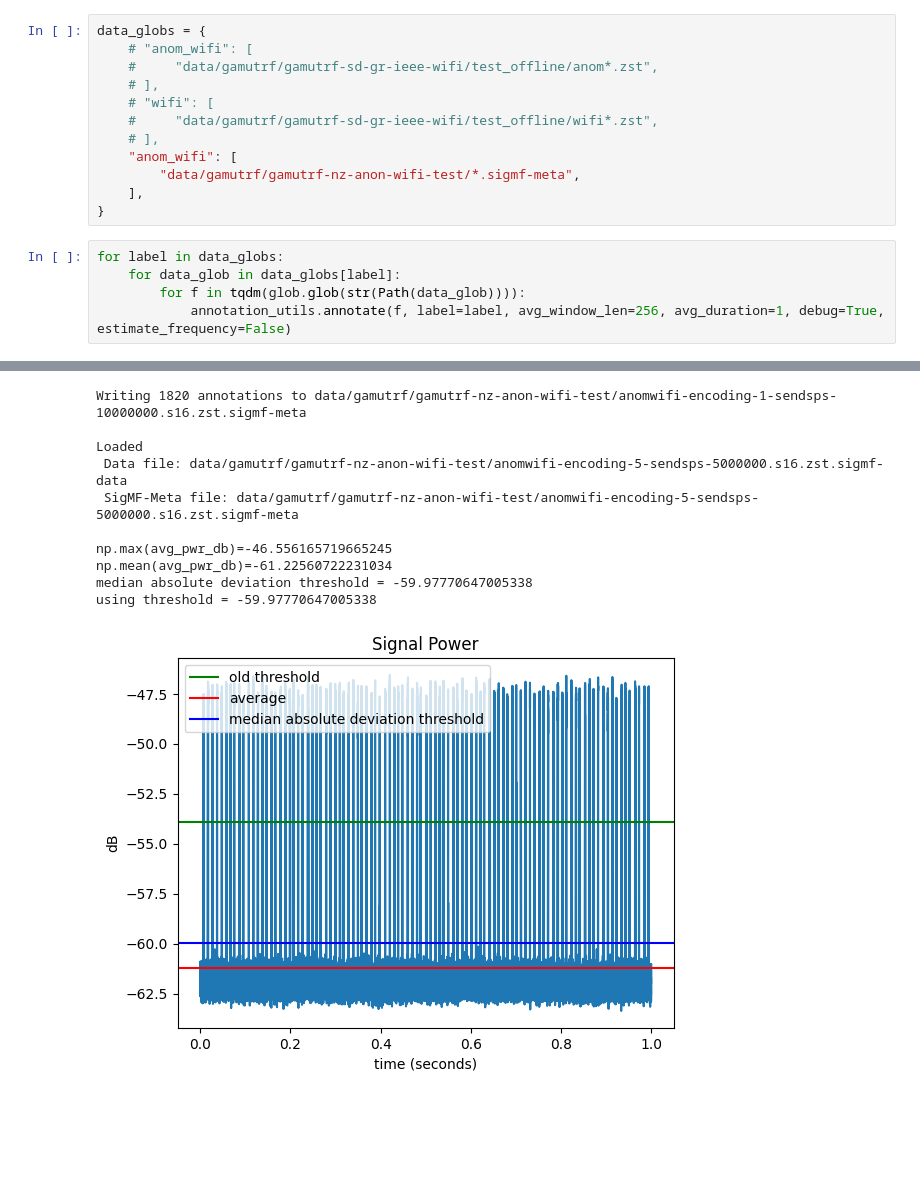
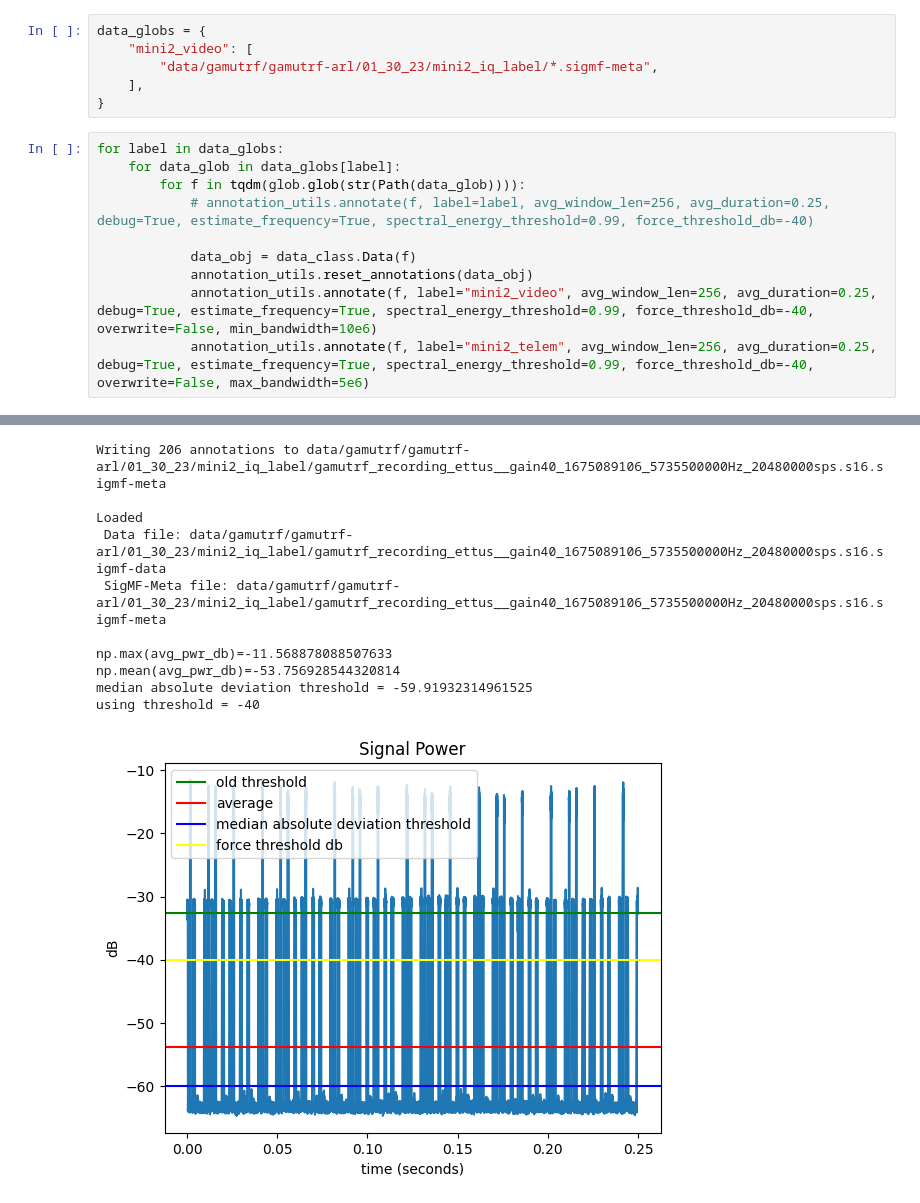
Before and after one commit to IQTLabs/rfml, a Jupyter notebook: rfml-dev/Label.ipynb, the cells around one changed output, grey strips where cells are left out. Saved outputs shown, nothing was run; the diff lists cells and outputs as text; blank space fills up the shorter version.

Commit message:
Update annotation script to include bandwidth bounds and manual thresholding.

```diff
--- a/rfml-dev/Label.ipynb
+++ b/rfml-dev/Label.ipynb
@@ -8,19 +9,18 @@ import annotation_utils
 # %%
 data_globs = {
-    # "anom_wifi": [
-    #     "data/gamutrf/gamutrf-sd-gr-ieee-wifi/test_offline/anom*.zst",
-    # ],
-    # "wifi": [
-    #     "data/gamutrf/gamutrf-sd-gr-ieee-wifi/test_offline/wifi*.zst",
-    # ],
-    "anom_wifi": [
-        "data/gamutrf/gamutrf-nz-anon-wifi-test/*.sigmf-meta",
+    "mini2_video": [
+        "data/gamutrf/gamutrf-arl/01_30_23/mini2_iq_label/*.sigmf-meta",
     ],
 }
 # %%
 for label in data_globs:
     for data_glob in data_globs[label]:
         for f in tqdm(glob.glob(str(Path(data_glob)))):
-            annotation_utils.annotate(f, label=label, avg_window_len=256, avg_duration=1, debug=True, estimate_frequency=False)
+            # annotation_utils.annotate(f, label=label, avg_window_len=256, avg_duration=0.25, debug=True, estimate_frequency=True, spectral_energy_threshold=0.99, force_threshold_db=-40)
+
+            data_obj = data_class.Data(f)
+            annotation_utils.reset_annotations(data_obj)
+            annotation_utils.annotate(f, label="mini2_video", avg_window_len=256, avg_duration=0.25, debug=True, estimate_frequency=True, spectral_energy_threshold=0.99, force_threshold_db=-40, overwrite=False, min_bandwidth=10e6)
+            annotation_utils.annotate(f, label="mini2_telem", avg_window_len=256, avg_duration=0.25, debug=True, estimate_frequency=True, spectral_energy_threshold=0.99, force_threshold_db=-40, overwrite=False, max_bandwidth=5e6)
 # %% [output]
 Loaded
@@ -35,11 +41,11 @@ using threshold = -59.94660504644208
-Writing 1820 annotations to data/gamutrf/gamutrf-nz-anon-wifi-test/anomwifi-encoding-1-sendsps-10000000.s16.zst.sigmf-meta
+Writing 206 annotations to data/gamutrf/gamutrf-arl/01_30_23/mini2_iq_label/gamutrf_recording_ettus__gain40_1675089106_5735500000Hz_20480000sps.s16.sigmf-meta
 
 Loaded
- Data file: data/gamutrf/gamutrf-nz-anon-wifi-test/anomwifi-encoding-5-sendsps-5000000.s16.zst.sigmf-data
- SigMF-Meta file: data/gamutrf/gamutrf-nz-anon-wifi-test/anomwifi-encoding-5-sendsps-5000000.s16.zst.sigmf-meta
+ Data file: data/gamutrf/gamutrf-arl/01_30_23/mini2_iq_label/gamutrf_recording_ettus__gain40_1675089106_5735500000Hz_20480000sps.s16.sigmf-data
+ SigMF-Meta file: data/gamutrf/gamutrf-arl/01_30_23/mini2_iq_label/gamutrf_recording_ettus__gain40_1675089106_5735500000Hz_20480000sps.s16.sigmf-meta
 
-np.max(avg_pwr_db)=-46.556165719665245
-np.mean(avg_pwr_db)=-61.22560722231034
-median absolute deviation threshold = -59.97770647005338
-using threshold = -59.97770647005338
+np.max(avg_pwr_db)=-11.568878088507633
+np.mean(avg_pwr_db)=-53.756928544320814
+median absolute deviation threshold = -59.91932314961525
+using threshold = -40
-[figure, old version]
+[figure, new version]
```
Also changed, not shown: parts of 2 cells of this notebook, 2 other files.
